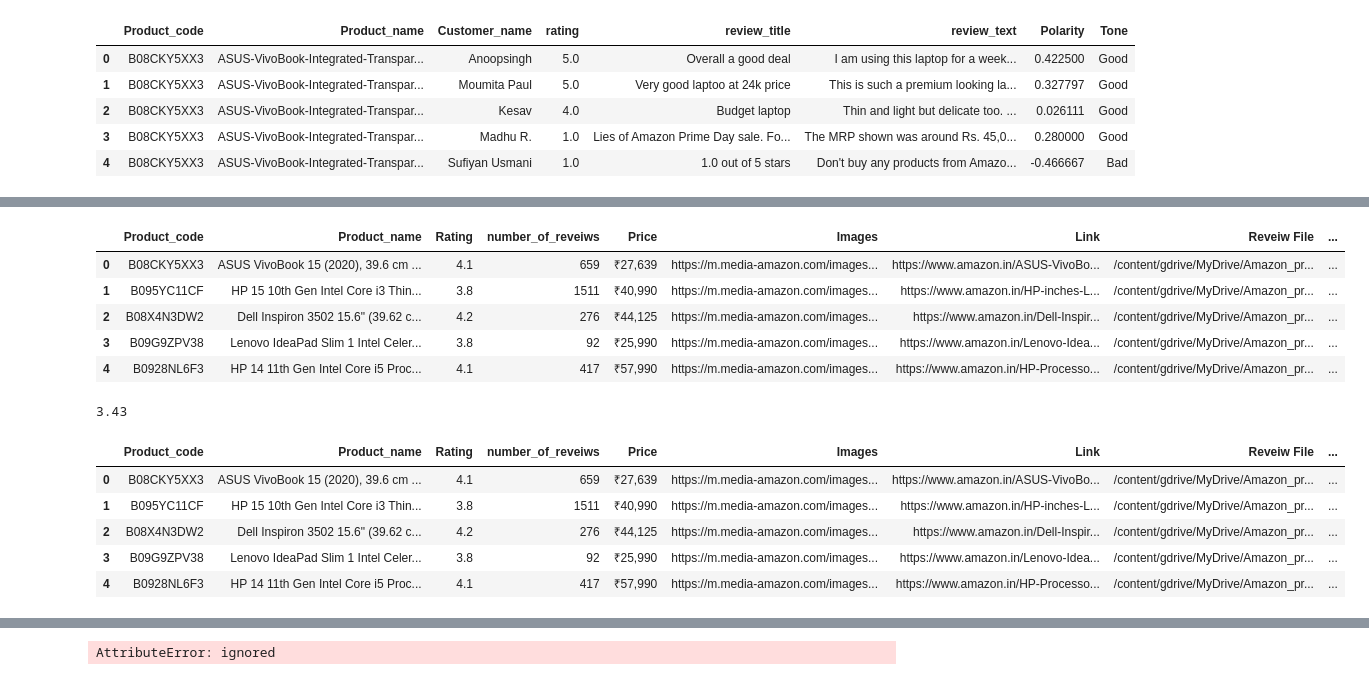
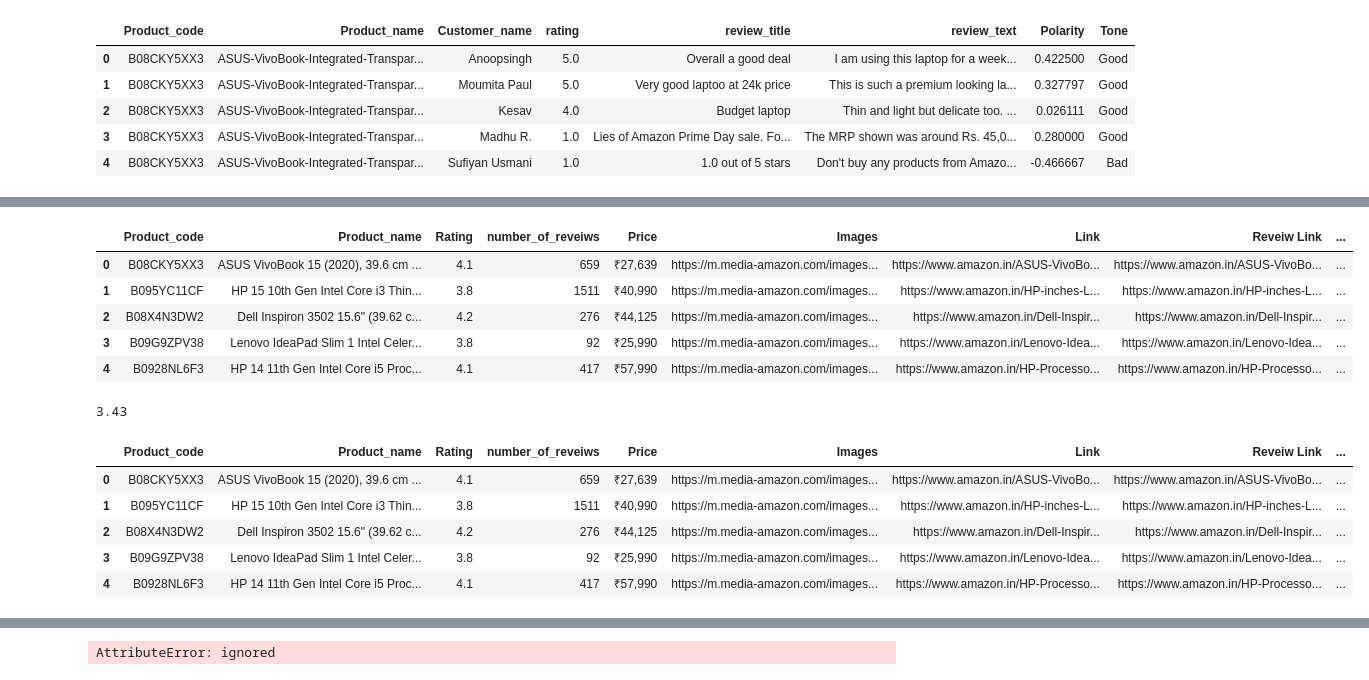
Before and after one commit to DibyaSadhukhan/Amazon_Review_Analysis, a Jupyter notebook: Reveiw_analysis.ipynb, the cells around one changed output, grey strips where cells are left out. Drawn from its saved outputs; the diff is of its cells as text; code cells hidden in the pictures.

```diff
--- a/Reveiw_analysis.ipynb
+++ b/Reveiw_analysis.ipynb
@@ -210,22 +220,22 @@ df.head()
 # %%
 #making the master dataset which will contain the analysis of all the products
 master=pd.read_csv('/content/gdrive/MyDrive/Laptop_Reveiw/Data/Master_reveiw_2021-11-06.csv')
-master=master.drop(master.columns[[0,-2]], axis=1)
+master=master.drop(master.columns[[0,-1,-3]], axis=1)
 master = master.rename(columns={'number of reveiws': 'number_of_reveiws'})
 master['Rating']=master['Rating'].apply(lambda x : float(x.split(' ')[0]))
 master=master.drop_duplicates(subset=['Product_code','number_of_reveiws'], keep='first')
 master=master.reset_index(drop=True)
-master['Avg_rev_rating']=None
+master['Avg_rev_rating']=0.0
 master['rev_rat_dist']=None
 master['rev_tone_dist']=None
 master.head()
 # %% [output]
-|  | Product_code | Product_name | Rating | number_of_reveiws | Price | Images | Link | Reveiw File | ... |
-| 0 | B08CKY5XX3 | ASUS VivoBook 15 (2020), 39.6 cm ... | 4.1 | 659 | ₹27,639 | https://m.media-amazon.com/images... | https://www.amazon.in/ASUS-VivoBo... | /content/gdrive/MyDrive/Amazon_pr... | ... |
-| 1 | B095YC11CF | HP 15 10th Gen Intel Core i3 Thin... | 3.8 | 1511 | ₹40,990 | https://m.media-amazon.com/images... | https://www.amazon.in/HP-inches-L... | /content/gdrive/MyDrive/Amazon_pr... | ... |
-| 2 | B08X4N3DW2 | Dell Inspiron 3502 15.6" (39.62 c... | 4.2 | 276 | ₹44,125 | https://m.media-amazon.com/images... | https://www.amazon.in/Dell-Inspir... | /content/gdrive/MyDrive/Amazon_pr... | ... |
-| 3 | B09G9ZPV38 | Lenovo IdeaPad Slim 1 Intel Celer... | 3.8 | 92 | ₹25,990 | https://m.media-amazon.com/images... | https://www.amazon.in/Lenovo-Idea... | /content/gdrive/MyDrive/Amazon_pr... | ... |
-| 4 | B0928NL6F3 | HP 14 11th Gen Intel Core i5 Proc... | 4.1 | 417 | ₹57,990 | https://m.media-amazon.com/images... | https://www.amazon.in/HP-Processo... | /content/gdrive/MyDrive/Amazon_pr... | ... |
+|  | Product_code | Product_name | Rating | number_of_reveiws | Price | Images | Link | Reveiw Link | ... |
+| 0 | B08CKY5XX3 | ASUS VivoBook 15 (2020), 39.6 cm ... | 4.1 | 659 | ₹27,639 | https://m.media-amazon.com/images... | https://www.amazon.in/ASUS-VivoBo... | https://www.amazon.in/ASUS-VivoBo... | ... |
+| 1 | B095YC11CF | HP 15 10th Gen Intel Core i3 Thin... | 3.8 | 1511 | ₹40,990 | https://m.media-amazon.com/images... | https://www.amazon.in/HP-inches-L... | https://www.amazon.in/HP-inches-L... | ... |
+| 2 | B08X4N3DW2 | Dell Inspiron 3502 15.6" (39.62 c... | 4.2 | 276 | ₹44,125 | https://m.media-amazon.com/images... | https://www.amazon.in/Dell-Inspir... | https://www.amazon.in/Dell-Inspir... | ... |
+| 3 | B09G9ZPV38 | Lenovo IdeaPad Slim 1 Intel Celer... | 3.8 | 92 | ₹25,990 | https://m.media-amazon.com/images... | https://www.amazon.in/Lenovo-Idea... | https://www.amazon.in/Lenovo-Idea... | ... |
+| 4 | B0928NL6F3 | HP 14 11th Gen Intel Core i5 Proc... | 4.1 | 417 | ₹57,990 | https://m.media-amazon.com/images... | https://www.amazon.in/HP-Processo... | https://www.amazon.in/HP-Processo... | ... |
 # %%
 #master['Rating'].value_counts().sort_index(ascending=False)
 print(round(df['rating'].mean(),2))
@@ -241,10 +251,10 @@ for code in product_codes:
   master.iat[master.loc[master['Product_code']==code].index.values[0],-1]=' '.join([str(ele).strip() for ele in reviews['Tone'].value_counts().sort_index(ascending=False).values])
 master.head()
 # %% [output]
-|  | Product_code | Product_name | Rating | number_of_reveiws | Price | Images | Link | Reveiw File | ... |
-| 0 | B08CKY5XX3 | ASUS VivoBook 15 (2020), 39.6 cm ... | 4.1 | 659 | ₹27,639 | https://m.media-amazon.com/images... | https://www.amazon.in/ASUS-VivoBo... | /content/gdrive/MyDrive/Amazon_pr... | ... |
-| 1 | B095YC11CF | HP 15 10th Gen Intel Core i3 Thin... | 3.8 | 1511 | ₹40,990 | https://m.media-amazon.com/images... | https://www.amazon.in/HP-inches-L... | /content/gdrive/MyDrive/Amazon_pr... | ... |
-| 2 | B08X4N3DW2 | Dell Inspiron 3502 15.6" (39.62 c... | 4.2 | 276 | ₹44,125 | https://m.media-amazon.com/images... | https://www.amazon.in/Dell-Inspir... | /content/gdrive/MyDrive/Amazon_pr... | ... |
-| 3 | B09G9ZPV38 | Lenovo IdeaPad Slim 1 Intel Celer... | 3.8 | 92 | ₹25,990 | https://m.media-amazon.com/images... | https://www.amazon.in/Lenovo-Idea... | /content/gdrive/MyDrive/Amazon_pr... | ... |
-| 4 | B0928NL6F3 | HP 14 11th Gen Intel Core i5 Proc... | 4.1 | 417 | ₹57,990 | https://m.media-amazon.com/images... | https://www.amazon.in/HP-Processo... | /content/gdrive/MyDrive/Amazon_pr... | ... |
+|  | Product_code | Product_name | Rating | number_of_reveiws | Price | Images | Link | Reveiw Link | ... |
+| 0 | B08CKY5XX3 | ASUS VivoBook 15 (2020), 39.6 cm ... | 4.1 | 659 | ₹27,639 | https://m.media-amazon.com/images... | https://www.amazon.in/ASUS-VivoBo... | https://www.amazon.in/ASUS-VivoBo... | ... |
+| 1 | B095YC11CF | HP 15 10th Gen Intel Core i3 Thin... | 3.8 | 1511 | ₹40,990 | https://m.media-amazon.com/images... | https://www.amazon.in/HP-inches-L... | https://www.amazon.in/HP-inches-L... | ... |
+| 2 | B08X4N3DW2 | Dell Inspiron 3502 15.6" (39.62 c... | 4.2 | 276 | ₹44,125 | https://m.media-amazon.com/images... | https://www.amazon.in/Dell-Inspir... | https://www.amazon.in/Dell-Inspir... | ... |
+| 3 | B09G9ZPV38 | Lenovo IdeaPad Slim 1 Intel Celer... | 3.8 | 92 | ₹25,990 | https://m.media-amazon.com/images... | https://www.amazon.in/Lenovo-Idea... | https://www.amazon.in/Lenovo-Idea... | ... |
+| 4 | B0928NL6F3 | HP 14 11th Gen Intel Core i5 Proc... | 4.1 | 417 | ₹57,990 | https://m.media-amazon.com/images... | https://www.amazon.in/HP-Processo... | https://www.amazon.in/HP-Processo... | ... |
 # %%
```
Also changed, not shown: parts of 12 cells of this notebook.
